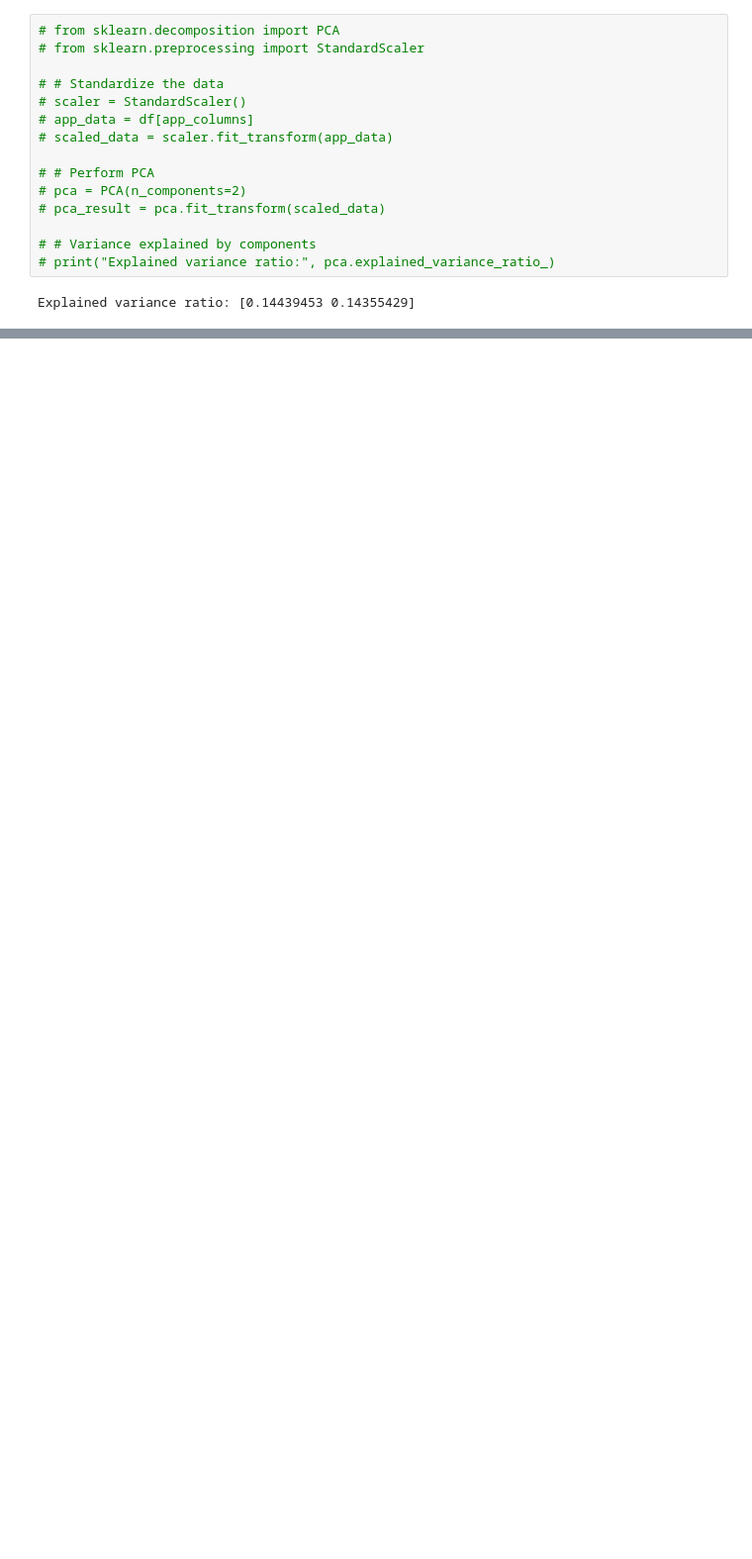
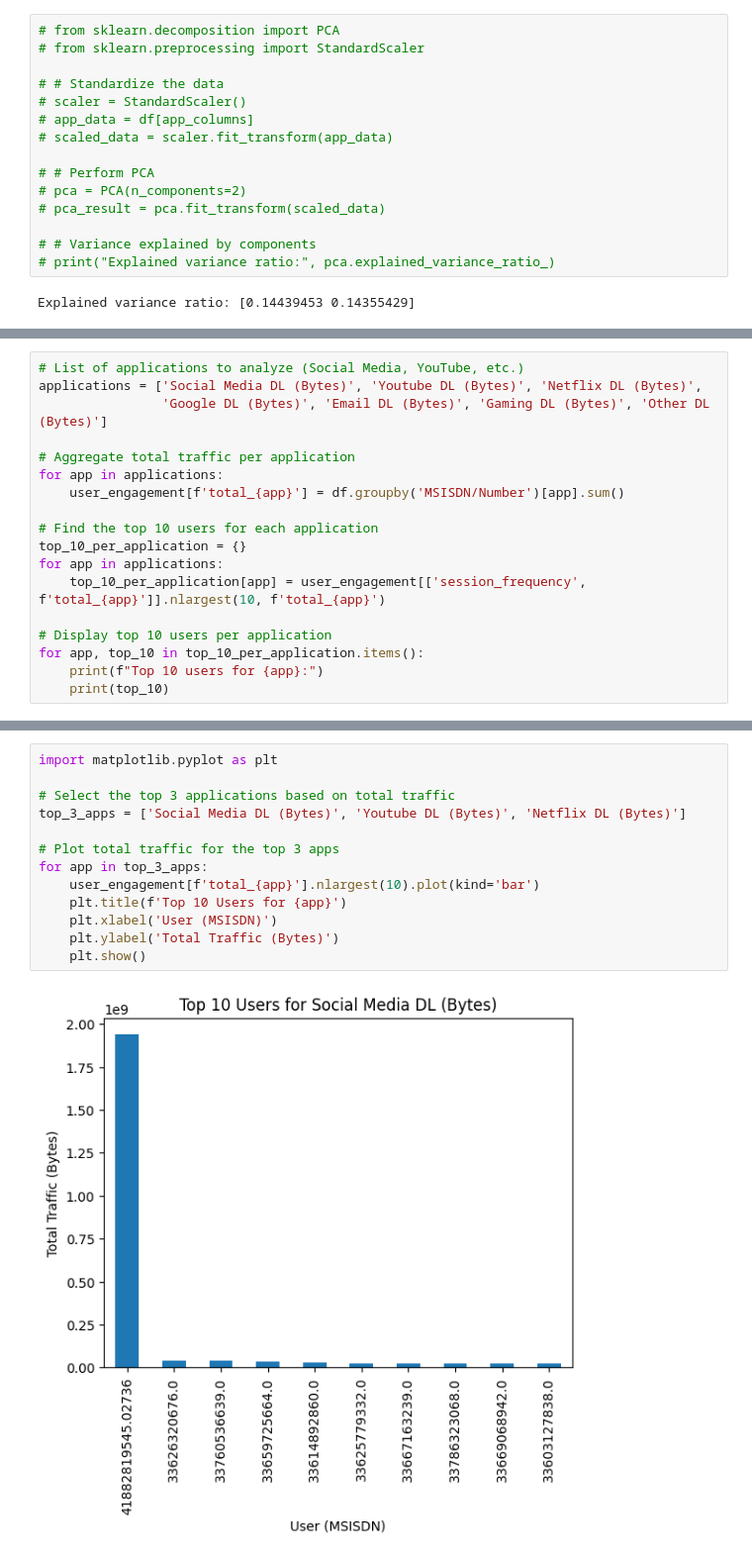
Before and after one commit to dani6566/TellCo, a Jupyter notebook: Notbook/User_Overview_analysis.ipynb, the cells around one changed output, grey strips where cells are left out. Shown at 99% size. Drawn from its saved outputs; the diff is of its cells as text; blank space fills up the shorter version.

Commit message:
Add necessary files and update User Engagement analysis, User Experience analysis, and User Satisfaction Analysis

```diff
--- a/Notbook/User_Overview_analysis.ipynb
+++ b/Notbook/User_Overview_analysis.ipynb
@@ -414,0 +620,18 @@ Explained variance ratio: [0.14439453 0.14355429]
+# %%
+# List of applications to analyze (Social Media, YouTube, etc.)
+applications = ['Social Media DL (Bytes)', 'Youtube DL (Bytes)', 'Netflix DL (Bytes)',
+                'Google DL (Bytes)', 'Email DL (Bytes)', 'Gaming DL (Bytes)', 'Other DL (Bytes)']
+
+# Aggregate total traffic per application
+for app in applications:
+    user_engagement[f'total_{app}'] = df.groupby('MSISDN/Number')[app].sum()
+
+# Find the top 10 users for each application
+top_10_per_application = {}
+for app in applications:
+    top_10_per_application[app] = user_engagement[['session_frequency', f'total_{app}']].nlargest(10, f'total_{app}')
+
+# Display top 10 users per application
+for app, top_10 in top_10_per_application.items():
+    print(f"Top 10 users for {app}:")
+    print(top_10)
@@ -414,0 +656,15 @@ Explained variance ratio: [0.14439453 0.14355429]
+# %%
+import matplotlib.pyplot as plt
+
+# Select the top 3 applications based on total traffic
+top_3_apps = ['Social Media DL (Bytes)', 'Youtube DL (Bytes)', 'Netflix DL (Bytes)']
+
+# Plot total traffic for the top 3 apps
+for app in top_3_apps:
+    user_engagement[f'total_{app}'].nlargest(10).plot(kind='bar')
+    plt.title(f'Top 10 Users for {app}')
+    plt.xlabel('User (MSISDN)')
+    plt.ylabel('Total Traffic (Bytes)')
+    plt.show()
+# %% [output]
+[figure, added]
```
Also changed, not shown: parts of 24 cells of this notebook, 7 other files.
